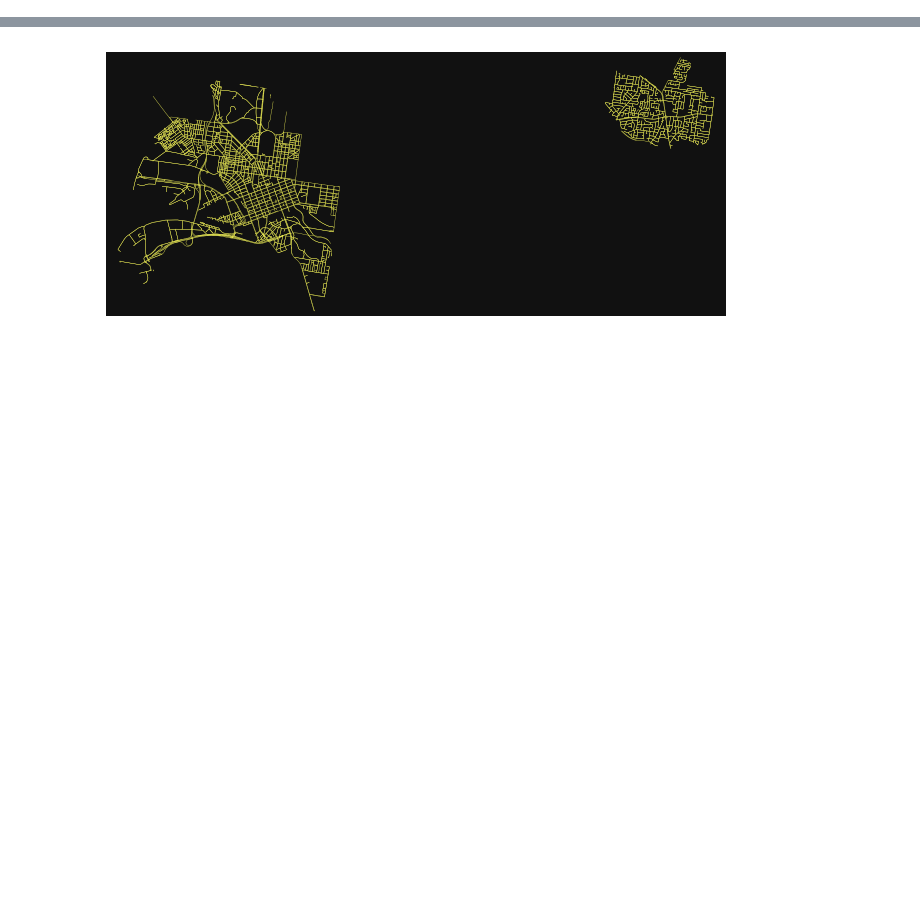
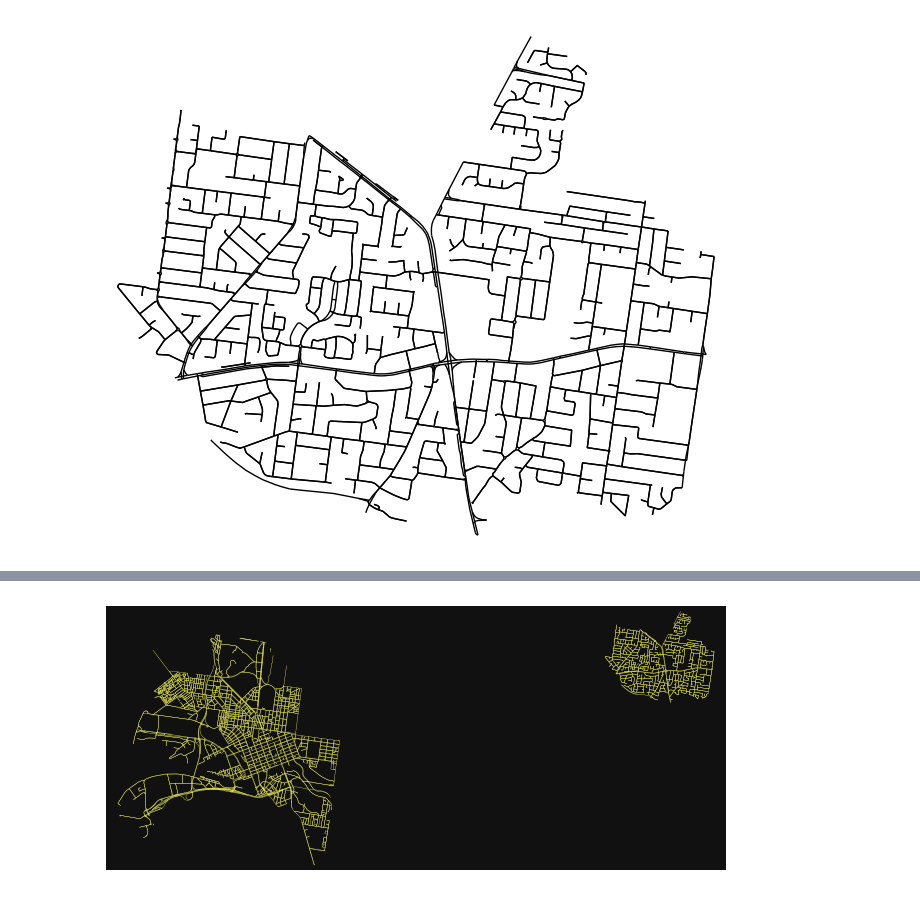
Before and after one commit to jtwevans/melbourne_mapping, a Jupyter notebook: osmnx.ipynb, the cells around one changed output, grey strips where cells are left out. Cells and saved outputs as stored; diff of their text form; code cells hidden in the pictures; blank space fills up the shorter version.

```diff
--- a/osmnx.ipynb
+++ b/osmnx.ipynb
@@ -37,0 +41,8 @@ plt.show()
+# %%
+place_name = "Doncaster, Victoria, Australia"
+
+graph = ox.graph_from_place(place_name, network_type="drive")
+
+fig, ax = ox.plot_graph(graph, node_size=0, edge_color="black", edge_linewidth=1, bgcolor = 'white', filepath="/Users/Jackson/mothersDay2025/output/bw_donnie_drive.png", save=True, show=False)
+# %% [output]
+[figure, added]
```
Also changed, not shown: parts of 6 cells of this notebook.
